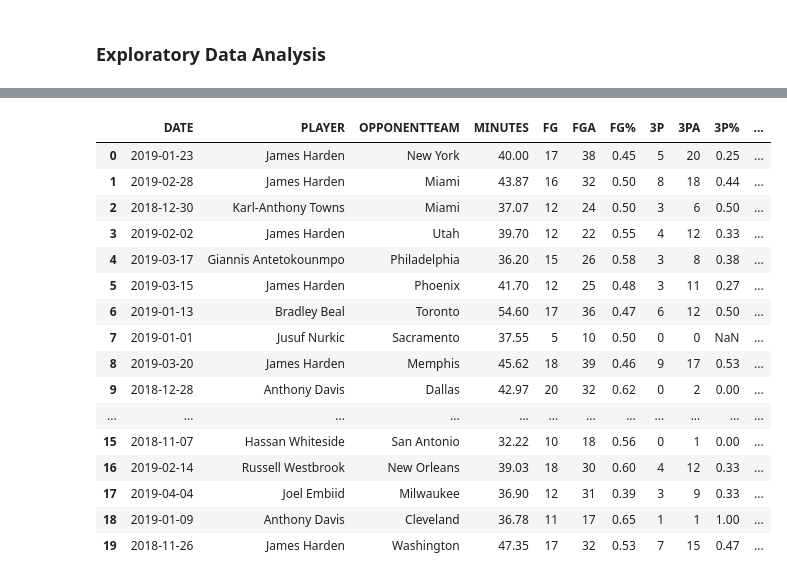
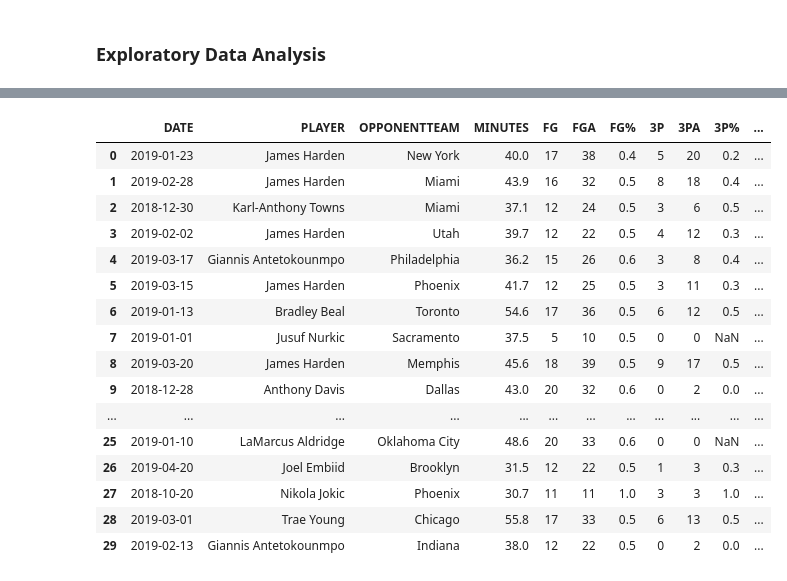
Before and after one commit to acheng1230/Udacity_DataScientist_Nanodegree, a Jupyter notebook: Project_01/ipynb/02_DataAnalysis_PlayerStats-DFS.ipynb, the cells around one changed output, grey strips where cells are left out. Saved outputs shown, nothing was run; the diff lists cells and outputs as text; code cells hidden in the pictures.

```diff
--- a/Project_01/ipynb/02_DataAnalysis_PlayerStats-DFS.ipynb
+++ b/Project_01/ipynb/02_DataAnalysis_PlayerStats-DFS.ipynb
@@ -26,7 +26,7 @@ import matplotlib.style as style
 style.use('fivethirtyeight')
 
 # Use 2 decimal places in output display
-pd.set_option("display.precision", 2)
+pd.set_option("display.precision", 1)
 # %%
 os.chdir('../lib')
 # %%
@@ -92,9 +92,16 @@ df['DATE_Month'] = df['DATE_Month'].replace({'October':'NBA1819-01_October',
                                              'April':'NBA1819-07_April',
                                              'May':'NBA1819-08_May',
                                              'June':'NBA1819-09_June'})
+
+# Create the percentage columns to better understand game performance
+df['FG%'] = df['FG'] / df['FGA']
+df['3P%'] = df['3P'] / df['3PA']
+df['FT%'] = df['FT'] / df['FTA']
 # %%
 # Institute a minimum games played to reduce noise
-test_df = min_games_filter(df, games_played=40)
+df = min_games_filter(df, games_played=40)
 
 # Create a filter to look at just starters
-starter_mask = (test_df['STARTER (Y/N)'] == 'Y')
+starter_mask = (df['DATASET'] == 'NBA 2018-2019 Regular Season') & ((df['POSITION'] == 'PG') | \
+                (df['POSITION'] == 'SG') | (df['POSITION'] == 'SF') | (df['POSITION'] == 'PF') | \
+                    (df['POSITION'] == 'C'))
@@ -201,25 +204,25 @@ top_players
 # %%
 boxscore = ['DATE', 'PLAYER', 'OPPONENTTEAM', 'MINUTES',
             'FG', 'FGA', 'FG%', '3P', '3PA', '3P%', 'FT', 'FTA', 'FT%',
             'PTS', 'TOT', 'A', 'ST', 'BL', 'TO', 'YAHOO_FANTASYPOINTS']
 
-top_games = df[boxscore].sort_values('YAHOO_FANTASYPOINTS', ascending=False).reset_index(drop=True).head(20)
+top_games = df[boxscore].sort_values('YAHOO_FANTASYPOINTS', ascending=False).reset_index(drop=True).head(30)
 top_games
 # %% [output]
 |  | DATE | PLAYER | OPPONENTTEAM | MINUTES | FG | FGA | FG% | 3P | 3PA | 3P% | ... |
-| 0 | 2019-01-23 | James Harden | New York | 40.00 | 17 | 38 | 0.45 | 5 | 20 | 0.25 | ... |
-| 1 | 2019-02-28 | James Harden | Miami | 43.87 | 16 | 32 | 0.50 | 8 | 18 | 0.44 | ... |
-| 2 | 2018-12-30 | Karl-Anthony Towns | Miami | 37.07 | 12 | 24 | 0.50 | 3 | 6 | 0.50 | ... |
-| 3 | 2019-02-02 | James Harden | Utah | 39.70 | 12 | 22 | 0.55 | 4 | 12 | 0.33 | ... |
-| 4 | 2019-03-17 | Giannis Antetokounmpo | Philadelphia | 36.20 | 15 | 26 | 0.58 | 3 | 8 | 0.38 | ... |
-| 5 | 2019-03-15 | James Harden | Phoenix | 41.70 | 12 | 25 | 0.48 | 3 | 11 | 0.27 | ... |
-| 6 | 2019-01-13 | Bradley Beal | Toronto | 54.60 | 17 | 36 | 0.47 | 6 | 12 | 0.50 | ... |
-| 7 | 2019-01-01 | Jusuf Nurkic | Sacramento | 37.55 | 5 | 10 | 0.50 | 0 | 0 | NaN | ... |
-| 8 | 2019-03-20 | James Harden | Memphis | 45.62 | 18 | 39 | 0.46 | 9 | 17 | 0.53 | ... |
-| 9 | 2018-12-28 | Anthony Davis | Dallas | 42.97 | 20 | 32 | 0.62 | 0 | 2 | 0.00 | ... |
+| 0 | 2019-01-23 | James Harden | New York | 40.0 | 17 | 38 | 0.4 | 5 | 20 | 0.2 | ... |
+| 1 | 2019-02-28 | James Harden | Miami | 43.9 | 16 | 32 | 0.5 | 8 | 18 | 0.4 | ... |
+| 2 | 2018-12-30 | Karl-Anthony Towns | Miami | 37.1 | 12 | 24 | 0.5 | 3 | 6 | 0.5 | ... |
+| 3 | 2019-02-02 | James Harden | Utah | 39.7 | 12 | 22 | 0.5 | 4 | 12 | 0.3 | ... |
+| 4 | 2019-03-17 | Giannis Antetokounmpo | Philadelphia | 36.2 | 15 | 26 | 0.6 | 3 | 8 | 0.4 | ... |
+| 5 | 2019-03-15 | James Harden | Phoenix | 41.7 | 12 | 25 | 0.5 | 3 | 11 | 0.3 | ... |
+| 6 | 2019-01-13 | Bradley Beal | Toronto | 54.6 | 17 | 36 | 0.5 | 6 | 12 | 0.5 | ... |
+| 7 | 2019-01-01 | Jusuf Nurkic | Sacramento | 37.5 | 5 | 10 | 0.5 | 0 | 0 | NaN | ... |
+| 8 | 2019-03-20 | James Harden | Memphis | 45.6 | 18 | 39 | 0.5 | 9 | 17 | 0.5 | ... |
+| 9 | 2018-12-28 | Anthony Davis | Dallas | 43.0 | 20 | 32 | 0.6 | 0 | 2 | 0.0 | ... |
 | ... | ... | ... | ... | ... | ... | ... | ... | ... | ... | ... | ... |
-| 15 | 2018-11-07 | Hassan Whiteside | San Antonio | 32.22 | 10 | 18 | 0.56 | 0 | 1 | 0.00 | ... |
-| 16 | 2019-02-14 | Russell Westbrook | New Orleans | 39.03 | 18 | 30 | 0.60 | 4 | 12 | 0.33 | ... |
-| 17 | 2019-04-04 | Joel Embiid | Milwaukee | 36.90 | 12 | 31 | 0.39 | 3 | 9 | 0.33 | ... |
-| 18 | 2019-01-09 | Anthony Davis | Cleveland | 36.78 | 11 | 17 | 0.65 | 1 | 1 | 1.00 | ... |
-| 19 | 2018-11-26 | James Harden | Washington | 47.35 | 17 | 32 | 0.53 | 7 | 15 | 0.47 | ... |
+| 25 | 2019-01-10 | LaMarcus Aldridge | Oklahoma City | 48.6 | 20 | 33 | 0.6 | 0 | 0 | NaN | ... |
+| 26 | 2019-04-20 | Joel Embiid | Brooklyn | 31.5 | 12 | 22 | 0.5 | 1 | 3 | 0.3 | ... |
+| 27 | 2018-10-20 | Nikola Jokic | Phoenix | 30.7 | 11 | 11 | 1.0 | 3 | 3 | 1.0 | ... |
+| 28 | 2019-03-01 | Trae Young | Chicago | 55.8 | 17 | 33 | 0.5 | 6 | 13 | 0.5 | ... |
+| 29 | 2019-02-13 | Giannis Antetokounmpo | Indiana | 38.0 | 12 | 22 | 0.5 | 0 | 2 | 0.0 | ... |
```
Also changed, not shown: parts of 9 cells of this notebook, 2 other files.
